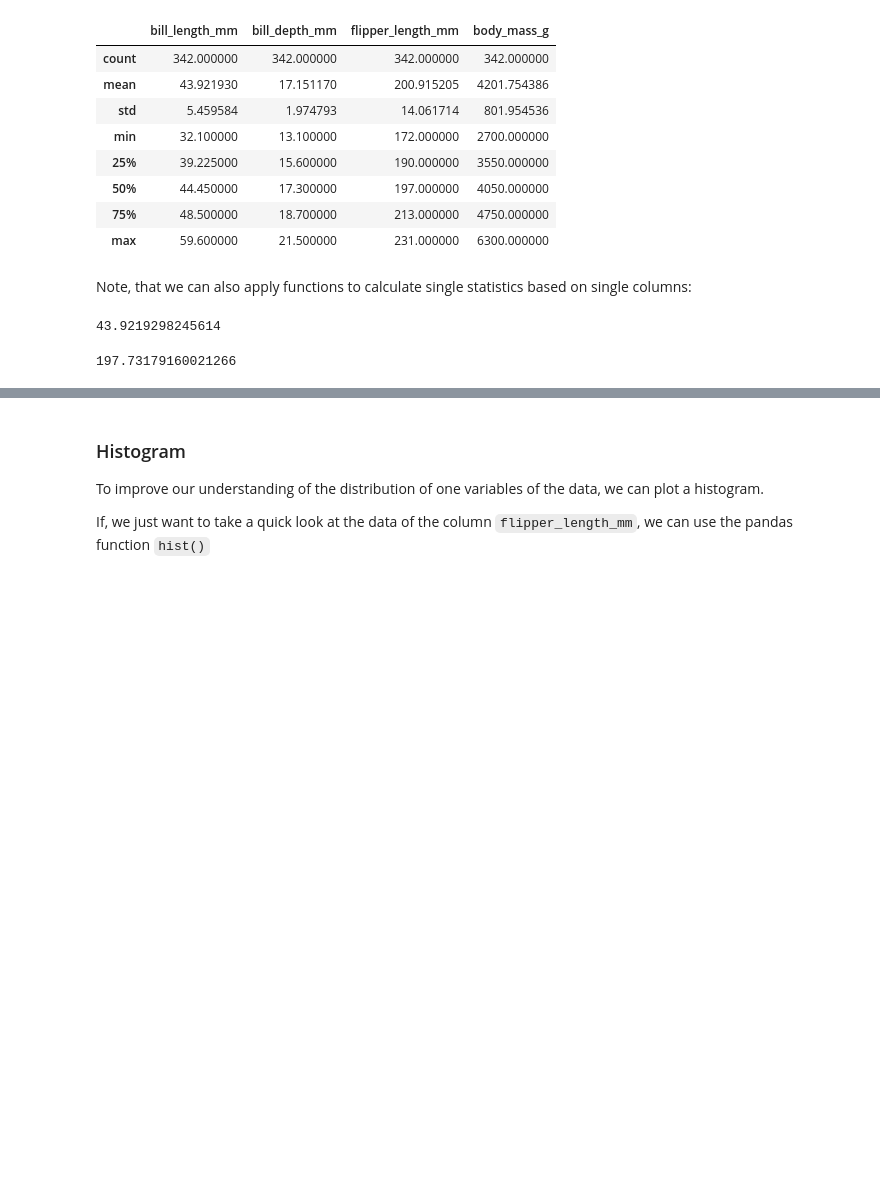
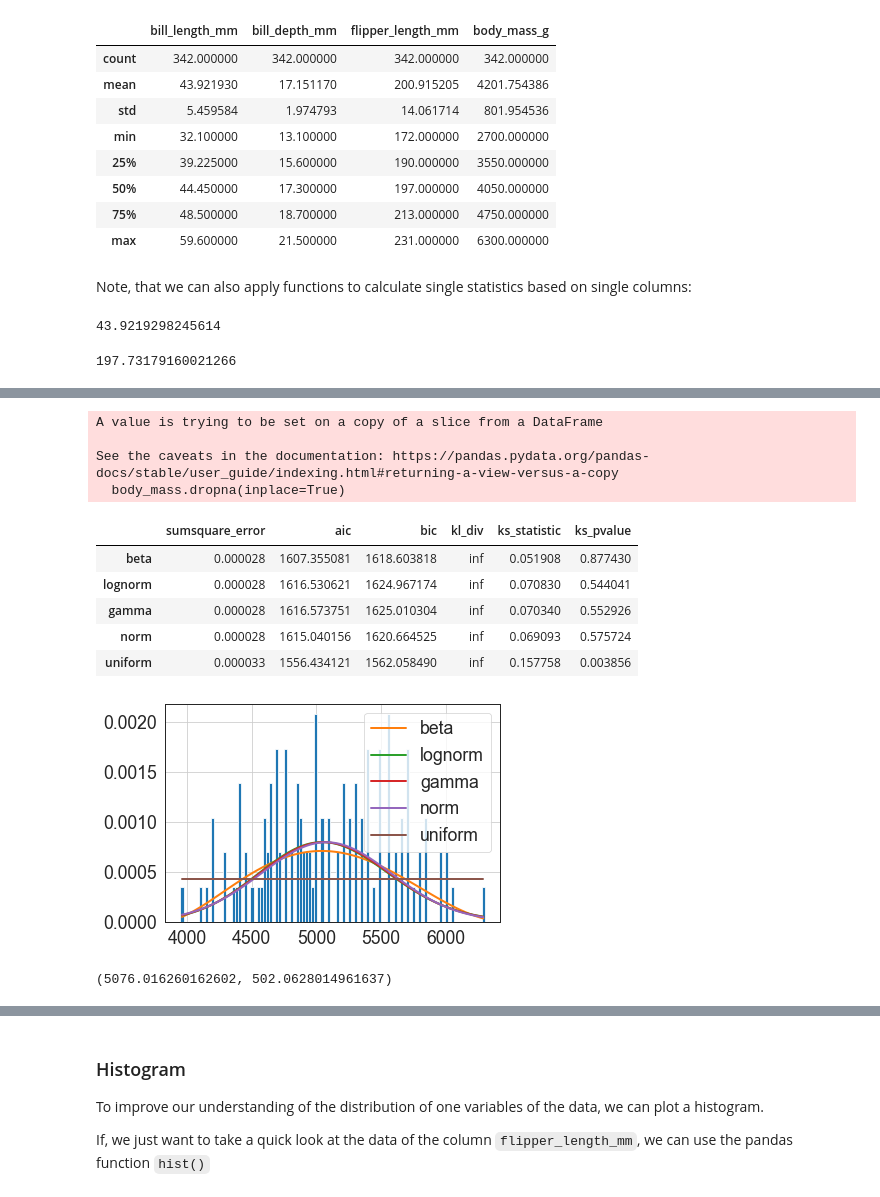
Before and after one commit to jhumci/BLT_BDS, a Jupyter notebook: 4_Visualisierung_und_Datenbanken.ipynb, the cells around one changed output, grey strips where cells are left out. Cells and saved outputs as stored; diff of their text form; code cells hidden in the pictures; blank space fills up the shorter version.

```diff
--- a/4_Visualisierung_und_Datenbanken.ipynb
+++ b/4_Visualisierung_und_Datenbanken.ipynb
@@ -64,0 +116,27 @@ penguins["flipper_length_mm"].var()
+# %%
+# Load the Gentoo penguins' body mass dataset
+body_mass = penguins[penguins["species"]=="Gentoo"]["body_mass_g"]
+body_mass.dropna(inplace=True)
+
+# Fit the data to the distributions
+
+f = Fitter(body_mass, distributions=['norm', 'expon', 'gamma', 'lognorm', 'beta', 'uniform'])
+f.fit()
+f.summary()
+# %% [output]
+A value is trying to be set on a copy of a slice from a DataFrame
+
+See the caveats in the documentation: https://pandas.pydata.org/pandas-docs/stable/user_guide/indexing.html#returning-a-view-versus-a-copy
+  body_mass.dropna(inplace=True)
+|  | sumsquare_error | aic | bic | kl_div | ks_statistic | ks_pvalue |
+| beta | 0.000028 | 1607.355081 | 1618.603818 | inf | 0.051908 | 0.877430 |
+| lognorm | 0.000028 | 1616.530621 | 1624.967174 | inf | 0.070830 | 0.544041 |
+| gamma | 0.000028 | 1616.573751 | 1625.010304 | inf | 0.070340 | 0.552926 |
+| norm | 0.000028 | 1615.040156 | 1620.664525 | inf | 0.069093 | 0.575724 |
+| uniform | 0.000033 | 1556.434121 | 1562.058490 | inf | 0.157758 | 0.003856 |
+[figure, added]
+# %%
+# Get the fitted parameters for the normal distribution
+f.fitted_param['norm']
+# %% [output]
+(5076.016260162602, 502.0628014961637)
```
Also changed, not shown: parts of 29 cells of this notebook, 1 other file.
